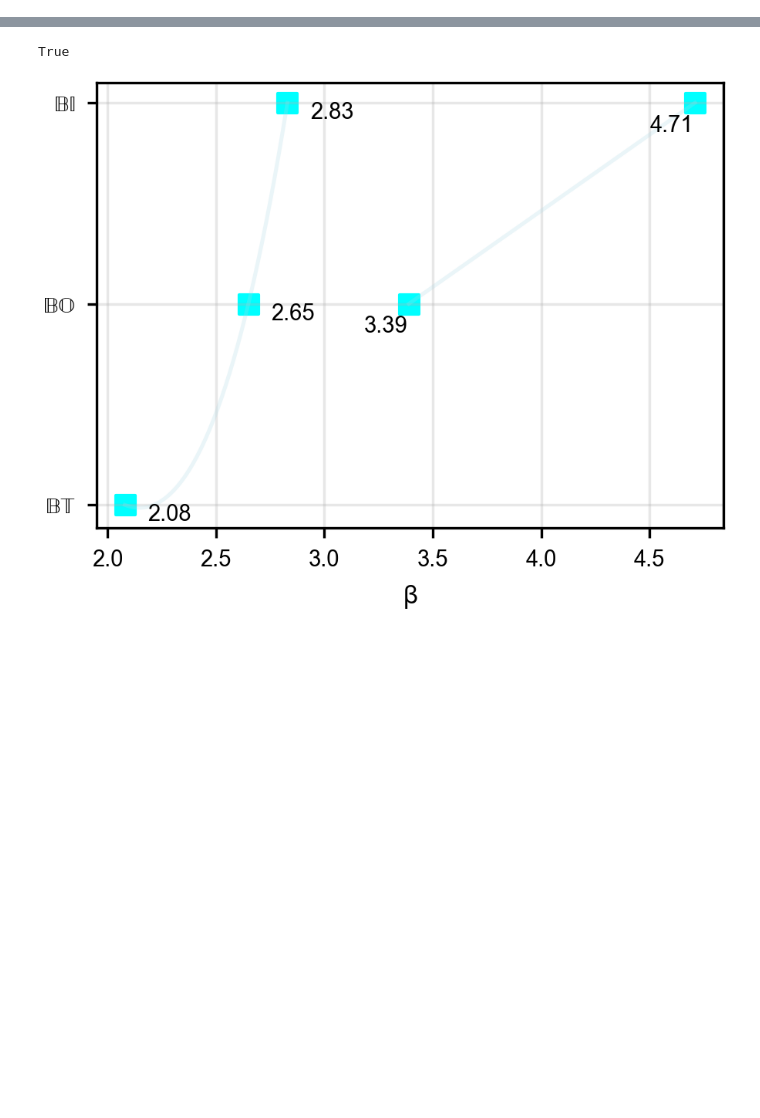
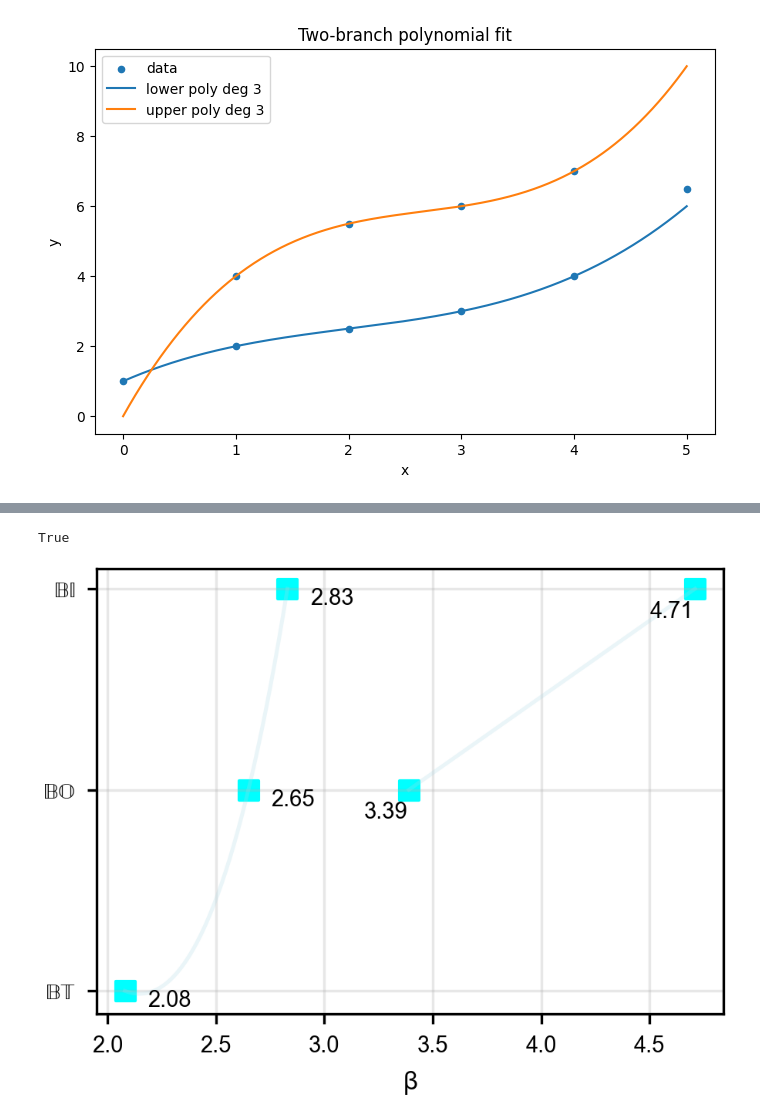
Before and after one commit to clemo1234/MFT_Calcs, a Jupyter notebook: Results_Analysis.ipynb, the cells around one changed output, grey strips where cells are left out. Drawn from its saved outputs; the diff is of its cells as text; code cells hidden in the pictures; blank space fills up the shorter version.

Commit message:
New Analysis Code and SU3 subgroups data

```diff
--- a/Results_Analysis.ipynb
+++ b/Results_Analysis.ipynb
@@ -160,0 +250,89 @@ plt.xlim(0,4.1)
+# %%
+import numpy as np
+import matplotlib.pyplot as plt
+
+def unpack_merged_points(x, merged):
+    x_single, y_single = [], []
+    x_double, y_double1, y_double2 = [], [], []
+
+    for xi, yi in zip(x, merged):
+        if isinstance(yi, (list, tuple, np.ndarray)):
+            if len(yi) != 2:
+                raise ValueError("Each multi-valued entry must have length 2")
+            x_double.append(xi)
+            y_double1.append(yi[0])
+            y_double2.append(yi[1])
+        elif np.isnan(yi):
+            continue
+        else:
+            x_single.append(xi)
+            y_single.append(yi)
+
+    return (
+        np.array(x_single, dtype=float),
+        np.array(y_single, dtype=float),
+        np.array(x_double, dtype=float),
+        np.array(y_double1, dtype=float),
+        np.array(y_double2, dtype=float),
+    )
+
+def fit_two_branches(x, merged, deg=8, close_tol=None, plot=True):
+    x_single, y_single, x_double, y1, y2 = unpack_merged_points(x, merged)
+
+    # Assign single-valued points to midpoint branch if present
+    # and use double-valued points for lower/upper branches
+    x_lower = x_double.copy()
+    y_lower = np.minimum(y1, y2)
+
+    x_upper = x_double.copy()
+    y_upper = np.maximum(y1, y2)
+
+    if len(x_lower) < deg + 1 or len(x_upper) < deg + 1:
+        raise ValueError("Not enough points for requested polynomial degree")
+
+    p_lower = np.poly1d(np.polyfit(x_lower, y_lower, deg))
+    p_upper = np.poly1d(np.polyfit(x_upper, y_upper, deg))
+
+    if plot:
+        plt.figure(figsize=(8, 5))
+
+        # original points
+        all_x = []
+        all_y = []
+        for xi, yi in zip(x, merged):
+            if isinstance(yi, (list, tuple, np.ndarray)):
+                all_x.extend([xi, xi])
+                all_y.extend(yi)
+            elif np.isnan(yi):
+                continue
+            else:
+                all_x.append(xi)
+                all_y.append(yi)
+
+        plt.scatter(all_x, all_y, s=20, label="data")
+
+        xx = np.linspace(np.nanmin(x), np.nanmax(x), 1000)
+        plt.plot(xx, p_lower(xx), label=f"lower poly deg {deg}")
+        plt.plot(xx, p_upper(xx), label=f"upper poly deg {deg}")
+
+        plt.xlabel("x")
+        plt.ylabel("y")
+        plt.title("Two-branch polynomial fit")
+        plt.legend()
+        plt.show()
+
+    return p_lower, p_upper
+
+x = np.array([0, 1, 2, 3, 4, 5], dtype=float)
+merged = np.array([
+    1.0,
+    [2.0, 4.0],
+    [2.5, 5.5],
+    [3.0, 6.0],
+    [4.0, 7.0],
+    6.5
+], dtype=object)
+
+p_lo, p_hi = fit_two_branches(x, merged, deg=3)
+# %% [output]
+[figure, added]
```
Also changed, not shown: parts of 3 cells of this notebook, 44 other files.
